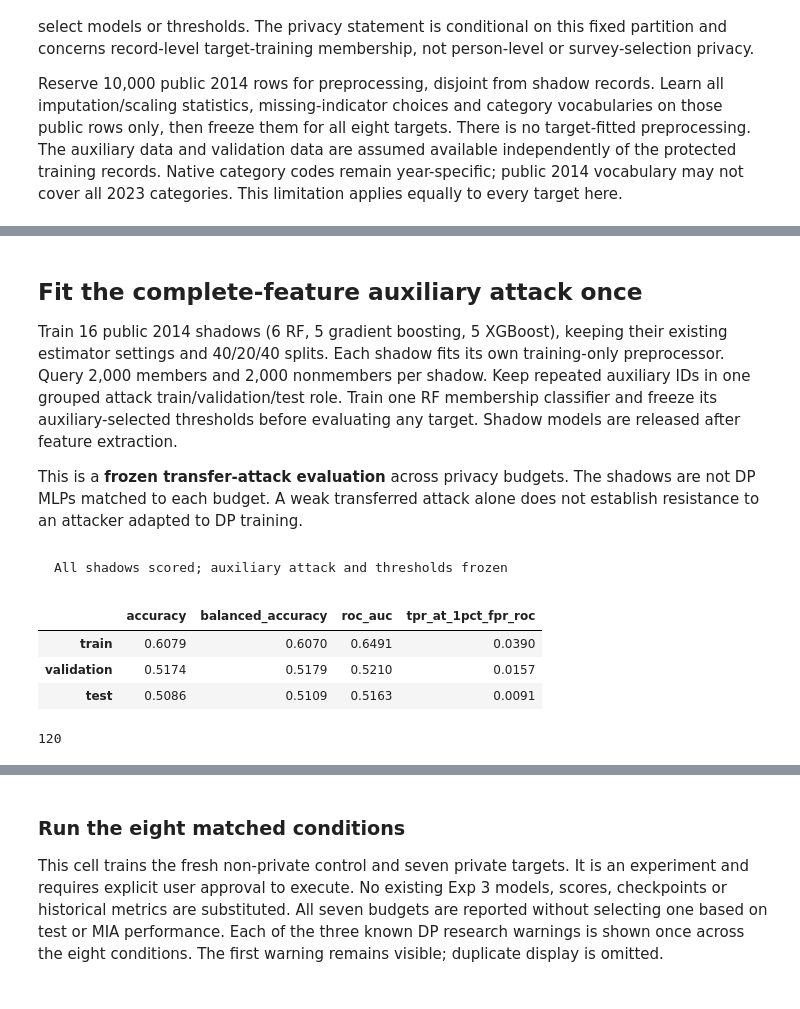
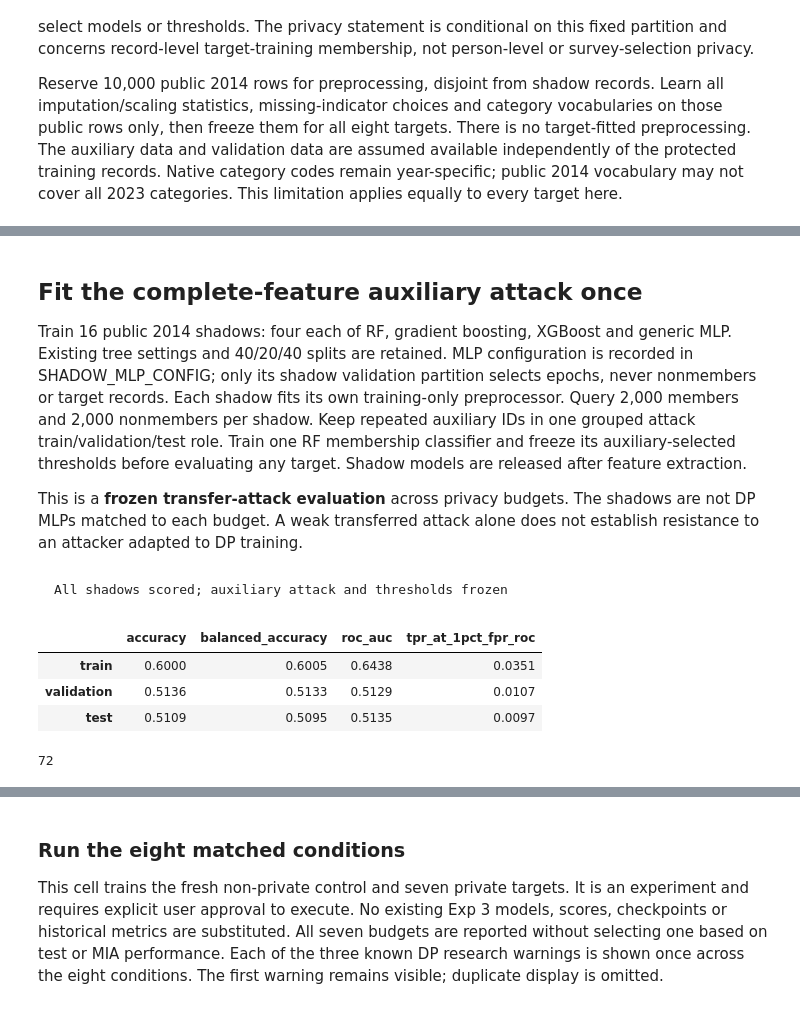
Before and after one commit to isyed-11/Uncertainity-Aware-MF-Mmebership-Inference-Attack, a Jupyter notebook: exp_4_differential_privacy_accuracy.ipynb, the cells around one changed output, grey strips where cells are left out. Saved outputs shown, nothing was run; the diff lists cells and outputs as text; code cells hidden in the pictures.

```diff
--- a/exp_4_differential_privacy_accuracy.ipynb
+++ b/exp_4_differential_privacy_accuracy.ipynb
@@ -71,12 +77,17 @@ import matplotlib.pyplot as plt
 from IPython.display import display
 from sklearn.model_selection import train_test_split
 from src.data import split_acs_data, subset_target_training, TARGET
+import src.expanded_data as expanded_data_module
+importlib.reload(expanded_data_module)
 from src.expanded_data import EXPANDED_FEATURES, load_expanded_year, reference_split_config
 from src.dp_experiment import (
     prepare_public_preprocessing, train_dp_study_target, plot_budget_accuracy,
 )
 from src.training import evaluate_model
-from src.shadow_models import train_shadow_model, summarize_shadow_models, PAPER_SHADOW_ALGORITHMS
+import src.shadow_models as shadow_models_module
+importlib.reload(shadow_models_module)
+from src.shadow_models import (train_shadow_model, summarize_shadow_models,
+    PAPER_SHADOW_ALGORITHMS, MLP_SHADOW_CONFIG)
 from src.membership_attack import train_membership_classifier, evaluate_attack
 from src.paper_attack_features import collect_shadow_paper_features, collect_target_paper_features
 from src.notebook_output import CellProgress, quiet_output, suppress_sklearn_parallel_warning
@@ -94,7 +105,9 @@ assert 0 < DELTA < 1 / TRAIN_SIZE
 assert len(EXPANDED_FEATURES) == 48
 N_SHADOW_MODELS = 16
 SHADOW_RECORDS_PER_CLASS = 2000
-SHADOW_ALGORITHMS = PAPER_SHADOW_ALGORITHMS
+SHADOW_ALGORITHMS = PAPER_SHADOW_ALGORITHMS + ('mlp',)
+SHADOW_MLP_CONFIG = dict(MLP_SHADOW_CONFIG)
+assert N_SHADOW_MODELS == 4 * len(SHADOW_ALGORITHMS)
 SPLIT_CONFIG = reference_split_config()
 assert SPLIT_CONFIG['seed'] == SEED
 TRAIN_CONFIG = dict(hidden_dims=(512, 256, 128), dropout=0.1,
@@ -105,7 +118,7 @@ TRAIN_CONFIG = dict(hidden_dims=(512, 256, 128), dropout=0.1,
 WALK_CONFIG = dict(max_steps=20, repeats=2, categorical_change_probability=0.05,
     batch_size=512, seed=SEED)
 EXPANDED_NUMERIC_WALK = {'JWMNP': (2.0, 0, 200), 'JWRIP': (1.0, 1, 10)}
-RUN_DIR = Path('artifacts/exp_4_2023_2014_dp_accuracy_e0p5_1_2_5_10_25_50_d1e6')
+RUN_DIR = Path('artifacts/exp_4_2023_2014_dp_accuracy_e0p5_1_2_5_10_25_50_d1e6_mixed_mlp')
 
 for year, filename in [(TARGET_YEAR, 'psam_p06.csv'), (AUXILIARY_YEAR, 'ss14pca.csv')]:
     raw_path = Path('data/raw/folktables') / str(year) / '1-Year' / filename
@@ -186,7 +199,9 @@ Encoded input dimensions shared by all targets: 2250
 # %% [markdown]
 ## Fit the complete-feature auxiliary attack once
-Train 16 public 2014 shadows (6 RF, 5 gradient boosting, 5 XGBoost), keeping their
-existing estimator settings and 40/20/40 splits. Each shadow fits its own
+Train 16 public 2014 shadows: four each of RF, gradient boosting, XGBoost
+and generic MLP. Existing tree settings and 40/20/40 splits are retained.
+MLP configuration is recorded in SHADOW_MLP_CONFIG; only its shadow
+validation partition selects epochs, never nonmembers or target records. Each shadow fits its own
 training-only preprocessor. Query 2,000 members and 2,000 nonmembers per shadow.
 Keep repeated auxiliary IDs in one grouped attack train/validation/test role.
 Train one RF membership classifier and freeze its auxiliary-selected thresholds
@@ -198,7 +213,8 @@ does not establish resistance to an attacker adapted to DP training.
 # %%
 def fit_and_query_shadow(auxiliary, name, algorithm, seed):
     with quiet_output():
-        result = train_shadow_model(auxiliary, algorithm, seed=seed, schema='expanded_acs')
+        result = train_shadow_model(auxiliary, algorithm, seed=seed, schema='expanded_acs',
+            parameters=SHADOW_MLP_CONFIG if algorithm == 'mlp' else None)
         result['attack_data']['shadow_model'] = name
         features, audits = collect_shadow_paper_features({name: result}, auxiliary,
             per_class=SHADOW_RECORDS_PER_CLASS, config=WALK_CONFIG, seed=SEED,
@@ -211,37 +227,37 @@ shadow_feature_parts, shadow_summary_parts, shadow_query_audits, shadow_seeds =
 for index in range(N_SHADOW_MODELS):
     algorithm = SHADOW_ALGORITHMS[index % len(SHADOW_ALGORITHMS)]
     name = f'{algorithm}_{index + 1:02d}'
     shadow_seeds[name] = SEED + 10 * index
     shadow_progress.update(f'Shadow {index + 1}/{N_SHADOW_MODELS}: training/querying {name}')
     features, audit, summary = fit_and_query_shadow(shadow_auxiliary, name, algorithm, shadow_seeds[name])
     shadow_feature_parts.append(features)
     shadow_summary_parts.append(summary)
     shadow_query_audits[name] = audit
     del features, audit, summary
     gc.collect()
 
 shadow_attack_data = pd.concat(shadow_feature_parts, ignore_index=True)
 shadow_income_metrics = pd.concat(shadow_summary_parts)
 assert len(shadow_attack_data) == N_SHADOW_MODELS * 2 * SHADOW_RECORDS_PER_CLASS
 assert shadow_attack_data['shadow_model'].nunique() == N_SHADOW_MODELS
 with quiet_output():
     attack_result = train_membership_classifier(shadow_attack_data, seed=SEED,
         algorithm='random_forest', feature_set='paper')
 split_ids = {name: set(frame['record_id']) for name, frame in attack_result['splits'].items()}
 assert split_ids['train'].isdisjoint(split_ids['validation'] | split_ids['test'])
 assert split_ids['validation'].isdisjoint(split_ids['test'])
 auxiliary_attack_metrics = pd.DataFrame(attack_result['metrics']).T
 shadow_progress.update('All shadows scored; auxiliary attack and thresholds frozen')
 display(auxiliary_attack_metrics[['accuracy', 'balanced_accuracy', 'roc_auc', 'tpr_at_1pct_fpr_roc']].round(4))
 del shadow_feature_parts, shadow_summary_parts
 gc.collect()
 # %% [output]
 All shadows scored; auxiliary attack and thresholds frozen
 |  | accuracy | balanced_accuracy | roc_auc | tpr_at_1pct_fpr_roc |
-| train | 0.6079 | 0.6070 | 0.6491 | 0.0390 |
-| validation | 0.5174 | 0.5179 | 0.5210 | 0.0157 |
-| test | 0.5086 | 0.5109 | 0.5163 | 0.0091 |
+| train | 0.6000 | 0.6005 | 0.6438 | 0.0351 |
+| validation | 0.5136 | 0.5133 | 0.5129 | 0.0107 |
+| test | 0.5109 | 0.5095 | 0.5135 | 0.0097 |
-120
+72
 # %% [markdown]
 ## Train and evaluate one target at a time
 The helper below defines the work; the following run cell performs it. Each
```
Also changed, not shown: parts of 9 cells of this notebook, 42 other files.
